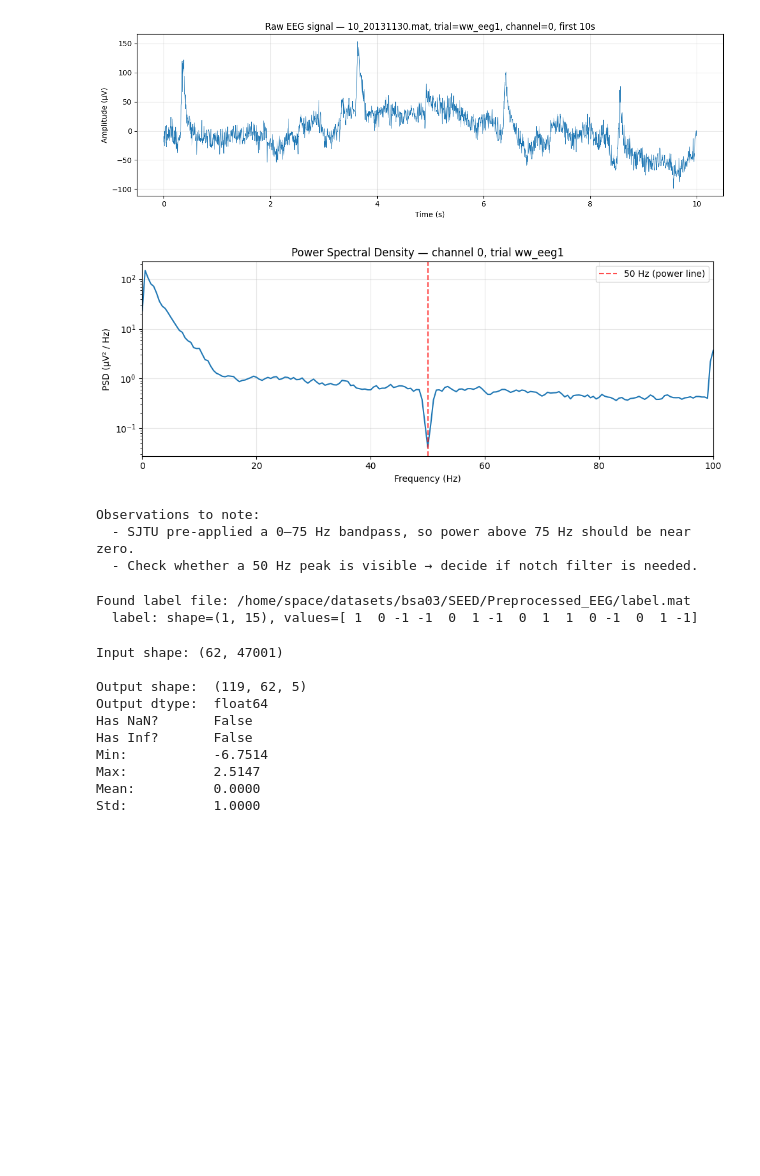
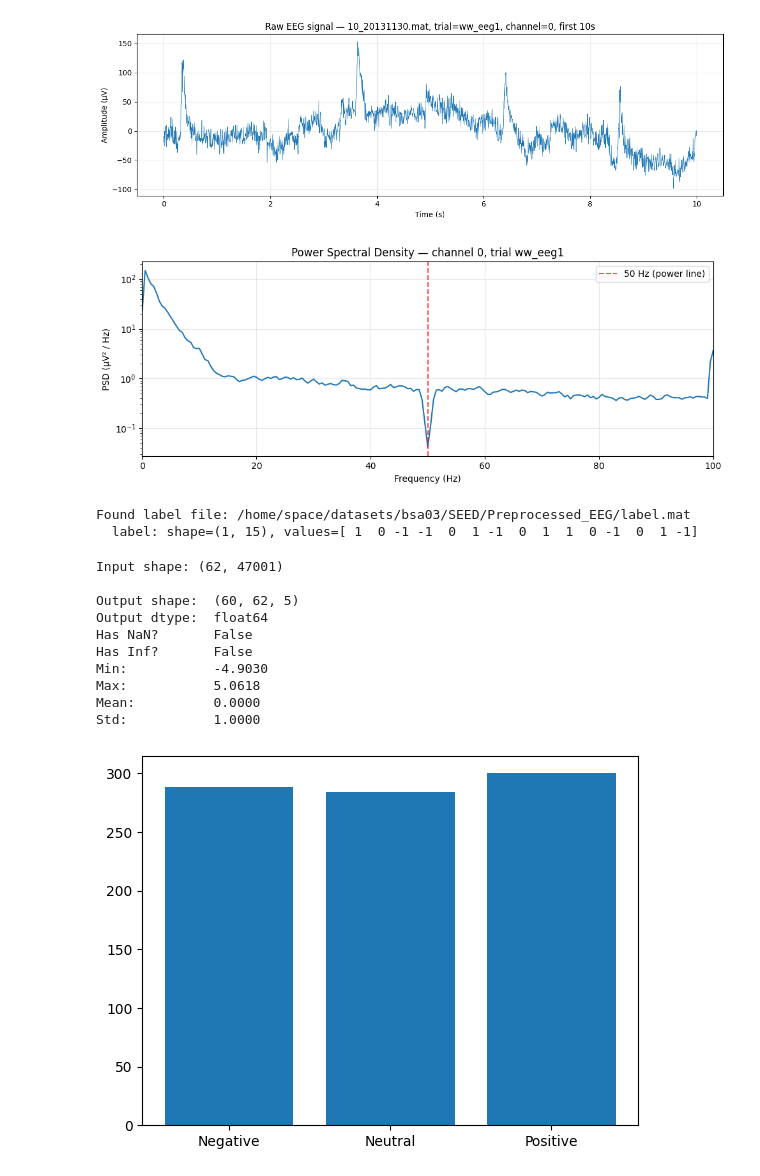
Before and after one commit to LCandLUNA/DLBSA-SEED-EEG, a Jupyter notebook: explore_data.ipynb, the cells around one changed output. Drawn from its saved outputs; the diff is of its cells as text; code cells hidden in the pictures; blank space fills up the shorter version.

Commit message:
Update preprocessing and notebook to 4s

```diff
--- a/explore_data.ipynb
+++ b/explore_data.ipynb
@@ -183,17 +183,12 @@ plt.grid(alpha=0.3)
 plt.tight_layout()
 plt.show()
 
-print("\nObservations to note:")
-print("  - SJTU pre-applied a 0–75 Hz bandpass, so power above 75 Hz should be near zero.")
-print("  - Check whether a 50 Hz peak is visible → decide if notch filter is needed.")
+
 
 # The PSD plot shows the distribution of power across frequencies for the selected channel and trial.
 # We should see that the power drops off above 50 Hz due to the bandpass filter, therefore no notch filter is needed for 50 Hz power line noise.
 # %% [output]
 [figure]
-Observations to note:
-  - SJTU pre-applied a 0–75 Hz bandpass, so power above 75 Hz should be near zero.
-  - Check whether a 50 Hz peak is visible → decide if notch filter is needed.
 # %%
 # Load the label file
 # ---------------------------------------------------------------
@@ -219,7 +214,7 @@ else:
 Found label file: /home/space/datasets/bsa03/SEED/Preprocessed_EEG/label.mat
   label: shape=(1, 15), values=[ 1  0 -1 -1  0  1 -1  0  1  1  0 -1  0  1 -1]
 # %%
-# test: Confirm extract_de_features_2s function works and outputs expected shape and values
+# test: Confirm extract_de_features_4s function works and outputs expected shape and values
 import sys
 sys.path.insert(0, '/home/bsa03/DLBSA-SEED-EEG')
 
@@ -227,7 +222,7 @@ import importlib
 import preprocessing
 importlib.reload(preprocessing)
 
-from preprocessing import extract_de_features_2s
+from preprocessing import extract_de_features_4s
 import numpy as np
 import scipy.io as sio
 
@@ -243,7 +238,7 @@ eeg_keys = sorted([k for k in mat.keys()
 trial_signal = mat[eeg_keys[0]]
 print(f"Input shape: {trial_signal.shape}")
 
-features = extract_de_features_2s(trial_signal, fs=200)
+features = extract_de_features_4s(trial_signal, fs=200)
 
 print(f"\nOutput shape:  {features.shape}")
 print(f"Output dtype:  {features.dtype}")
@@ -256,11 +251,20 @@ print(f"Std:           {features.std():.4f}")
 # %% [output]
 Input shape: (62, 47001)
 
-Output shape:  (119, 62, 5)
+Output shape:  (60, 62, 5)
 Output dtype:  float64
 Has NaN?       False
 Has Inf?       False
-Min:           -6.7514
-Max:           2.5147
+Min:           -4.9030
+Max:           5.0618
 Mean:          0.0000
 Std:           1.0000
+# %%
+import numpy as np, matplotlib.pyplot as plt
+# Load one of the processed .npy files to check the class distribution of the segments after preprocessing
+data = np.load("/home/bsa03/processed_seed_4s/sample_0.npy", allow_pickle=True).item()
+plt.bar(["Negative","Neutral","Positive"],
+        [np.sum(data["labels"]==i) for i in range(3)])
+plt.savefig("class_dist.png")
+# %% [output]
+[figure, added]
```
Also changed, not shown: 1 other file.
